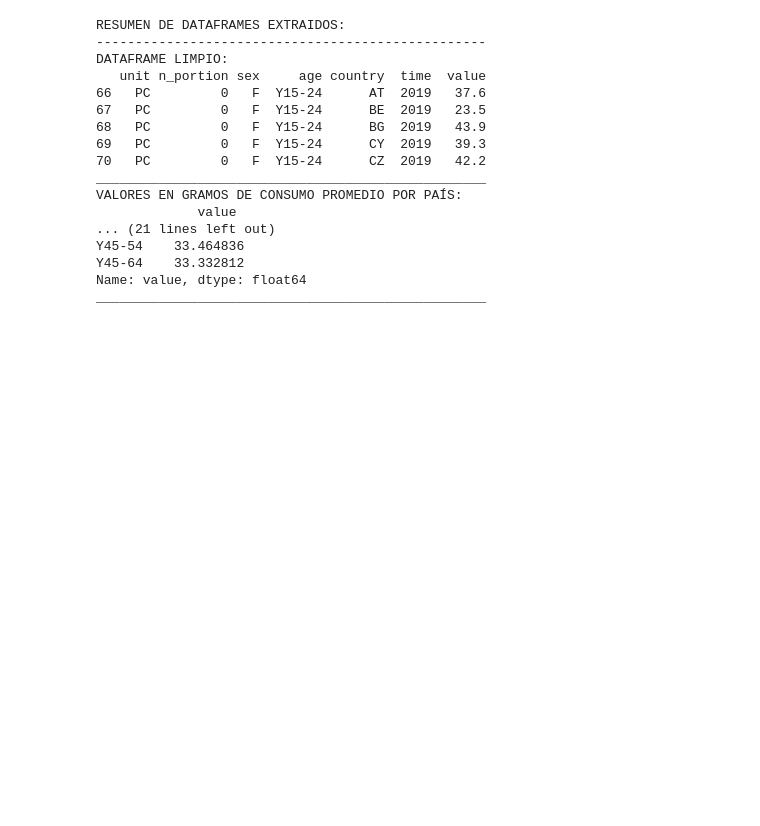
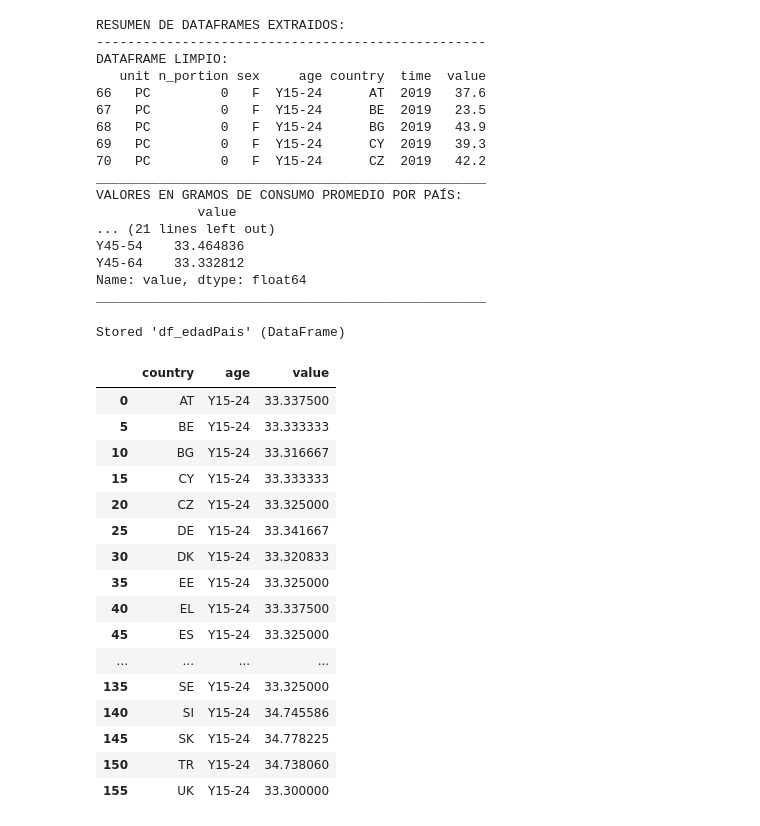
Before and after one commit to AntonioDavid333/Mental-Health-Data-Analysis, a Jupyter notebook: fruitsVegetablesConsumption.ipynb, the cells around one changed output. Drawn from its saved outputs; the diff is of its cells as text; code cells hidden in the pictures; blank space fills up the shorter version.

```diff
--- a/fruitsVegetablesConsumption.ipynb
+++ b/fruitsVegetablesConsumption.ipynb
@@ -342,3 +342,28 @@ serie_paises = df_resumen["value"].copy()
 serie_hombres = df_sexo_pivot["M"].copy()
 serie_mujeres = df_sexo_pivot["F"].copy()
 serie_consumo_edad = df_edad.values.copy()
+# %%
+df_edadPais=df_limpio.groupby(["country","age"])["value"].mean().reset_index()
+
+df_edadPais=df_edadPais.loc[df_edadPais["age"]=="Y15-24"]
+%store df_edadPais
+df_edadPais.head(32)
+# %% [output]
+Stored 'df_edadPais' (DataFrame)
+|  | country | age | value |
+| 0 | AT | Y15-24 | 33.337500 |
+| 5 | BE | Y15-24 | 33.333333 |
+| 10 | BG | Y15-24 | 33.316667 |
+| 15 | CY | Y15-24 | 33.333333 |
+| 20 | CZ | Y15-24 | 33.325000 |
+| 25 | DE | Y15-24 | 33.341667 |
+| 30 | DK | Y15-24 | 33.320833 |
+| 35 | EE | Y15-24 | 33.325000 |
+| 40 | EL | Y15-24 | 33.337500 |
+| 45 | ES | Y15-24 | 33.325000 |
+| ... | ... | ... | ... |
+| 135 | SE | Y15-24 | 33.325000 |
+| 140 | SI | Y15-24 | 34.745586 |
+| 145 | SK | Y15-24 | 34.778225 |
+| 150 | TR | Y15-24 | 34.738060 |
+| 155 | UK | Y15-24 | 33.300000 |
```
Also changed, not shown: 1 other file.
